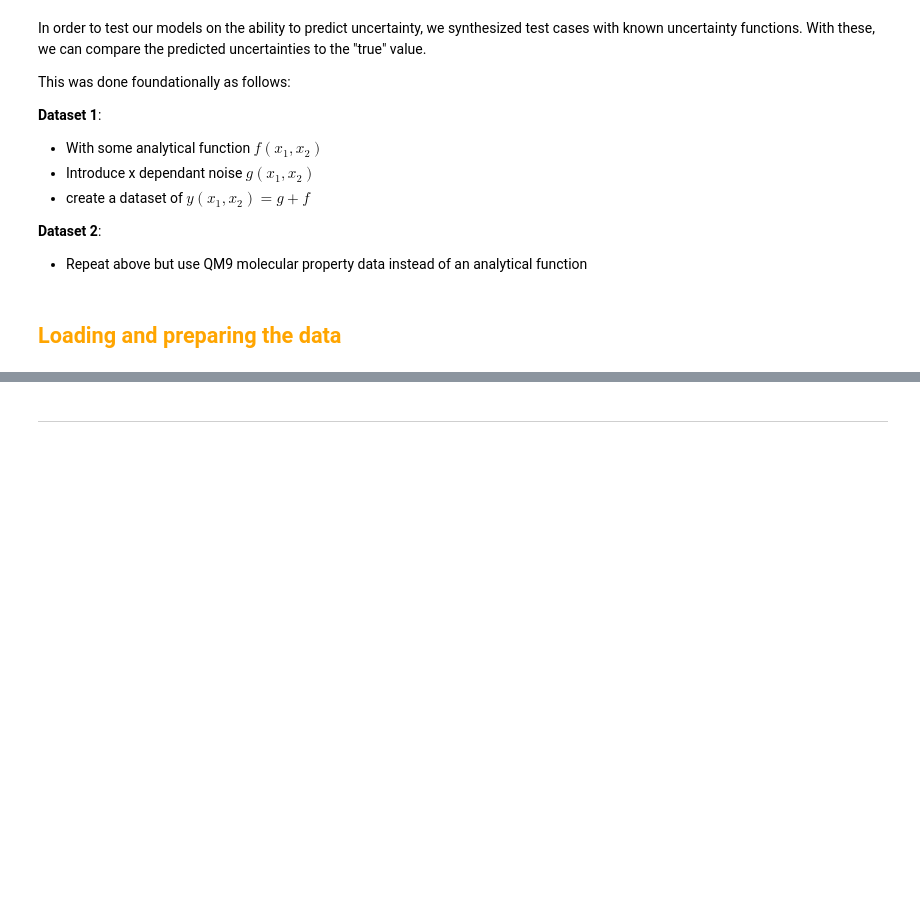
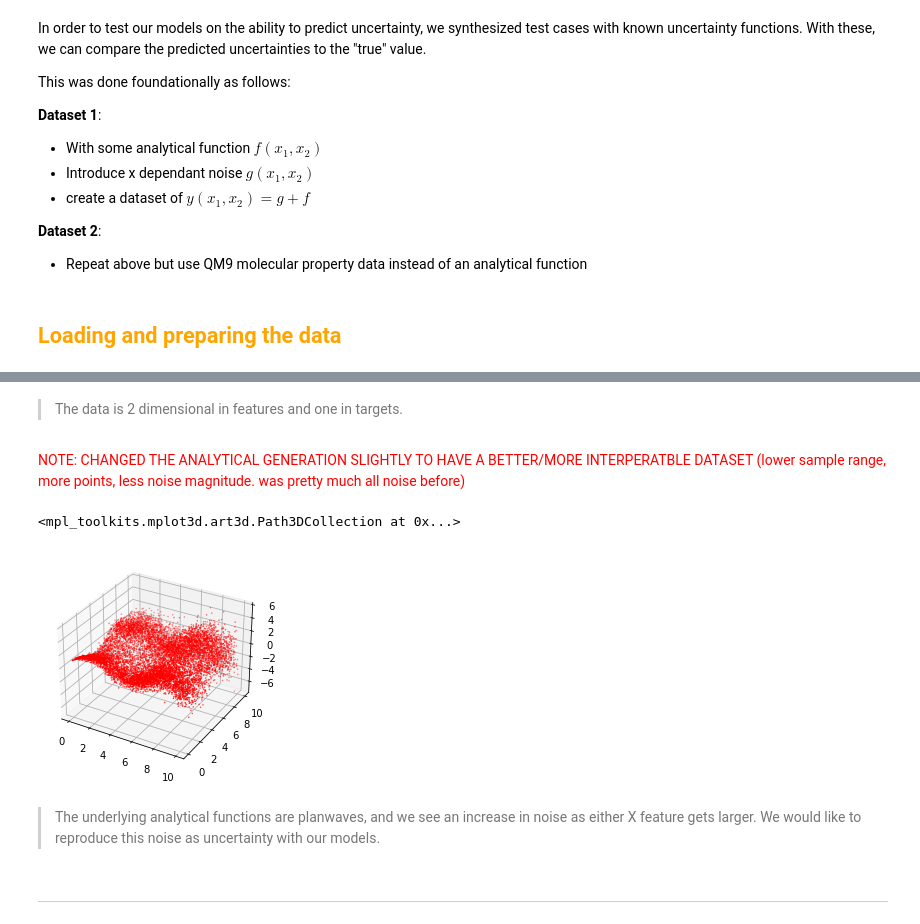
Before and after one commit to GANdy-team/GANdy, a Jupyter notebook: examples/Package_demo.ipynb, the cells around one changed output, grey strips where cells are left out. Drawn from its saved outputs; the diff is of its cells as text; code cells hidden in the pictures; blank space fills up the shorter version.

```diff
--- a/examples/Package_demo.ipynb
+++ b/examples/Package_demo.ipynb
@@ -28,0 +39,3 @@ __Dataset 2__:
+# %%
+df_analytical = gandy_datagen.generate_analytical_data(to_csv=False)
+df_analytical.describe()
@@ -28,0 +52,13 @@ __Dataset 2__:
+# %% [markdown]
+>The data is 2 dimensional in features and one in targets.
+# %% [markdown]
+<span style="color:red"> NOTE: CHANGED THE ANALYTICAL GENERATION SLIGHTLY TO HAVE A BETTER/MORE INTERPERATBLE DATASET (lower sample range, more points, less noise magnitude. was pretty much all noise before)</span>
+# %%
+fig = plt.figure()
+ax = fig.add_subplot(111, projection='3d')
+ax.scatter(df_analytical['X1'], df_analytical['X2'], df_analytical['Y'], marker='.', color='r', s=1)
+# %% [output]
+<mpl_toolkits.mplot3d.art3d.Path3DCollection at 0x...>
+[figure, added]
+# %% [markdown]
+> The underlying analytical functions are planwaves, and we see an increase in noise as either X feature gets larger. We would like to reproduce this noise as uncertainty with our models.
```
Also changed, not shown: parts of 39 cells of this notebook, 2 other files.
